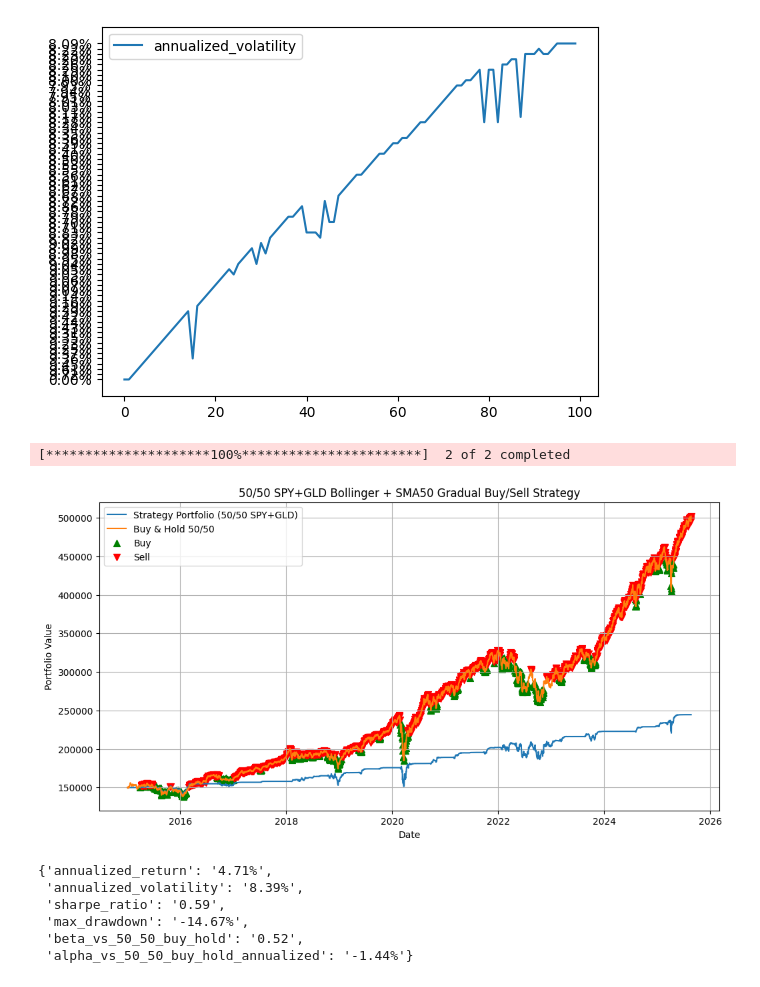
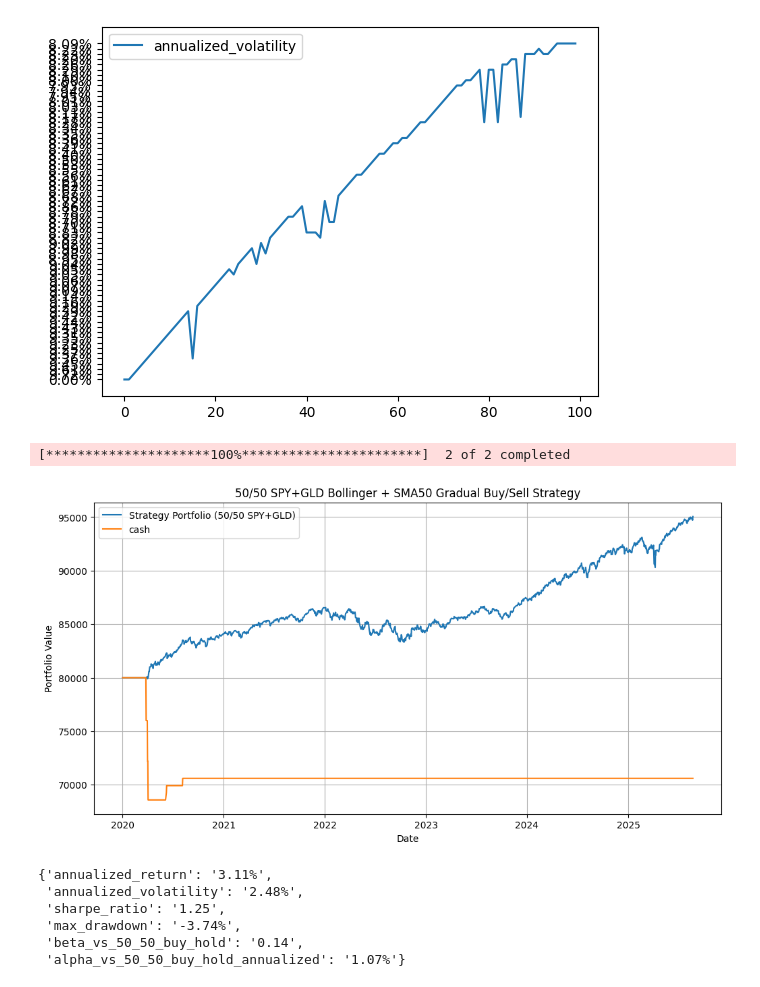
Before and after one commit to Omar-Elmofty/knowledge_compendium, a Jupyter notebook: playground/bollinger_band_strategy.ipynb, the cells around one changed output. Drawn from its saved outputs; the diff is of its cells as text; code cells hidden in the pictures.

```diff
--- a/playground/bollinger_band_strategy.ipynb
+++ b/playground/bollinger_band_strategy.ipynb
@@ -18,10 +18,8 @@ def evaluate_bb_strategy(
             initial_cash = 80_000,
             spy_weight=0.5,
             gld_weight=0.5,
-            plot=True
+            plot=True,
             ):
-
-
     # Compute 50/50 portfolio
     portfolio_price = 0.5*data['SPY'] + 0.5*data['GLD']
 
@@ -44,6 +42,7 @@ def evaluate_bb_strategy(
     # Lists to record buy/sell signals
     buy_signals = []
     sell_signals = []
+    cash_value = []
 
     # --------------------
     # Strategy loop
@@ -55,6 +54,7 @@ def evaluate_bb_strategy(
 
         if pd.isna(mid):
             port_value.append(cash + position*p)
+            cash_value.append(cash)
             continue
 
         # Gradual buy if below middle band
@@ -75,11 +75,14 @@ def evaluate_bb_strategy(
                 position -= shares_to_sell
                 sell_signals.append((date, p))
         port_value.append(cash + position*p)
+        cash_value.append(cash)
+
 
     # --------------------
     # Portfolio as Series
     # --------------------
     portfolio = pd.Series(port_value, index=portfolio_price.index)
+    cash_series = pd.Series(cash_value, index=portfolio_price.index)
 
     # --------------------
     # Plot
@@ -88,19 +91,19 @@ def evaluate_bb_strategy(
     if plot:
         plt.figure(figsize=(12,6))
         plt.plot(portfolio, label='Strategy Portfolio (50/50 SPY+GLD)')
-        plt.plot(portfolio_price/portfolio_price.iloc[0]*initial_cash, label='Buy & Hold 50/50')
+        # plt.plot(portfolio_price/portfolio_price.iloc[0]*initial_cash, label='Buy & Hold 50/50')
+        plt.plot(cash_series, label="cash")
+        # # Plot buy signals
+        # if buy_signals:
+        #     buy_dates, buy_prices = zip(*buy_signals)
+        #     plt.scatter(buy_dates, [initial_cash/portfolio_price.iloc[0]*p for p in buy_prices],
+        #                 marker='^', color='green', s=50, label='Buy')
 
-        # Plot buy signals
-        if buy_signals:
-            buy_dates, buy_prices = zip(*buy_signals)
-            plt.scatter(buy_dates, [initial_cash/portfolio_price.iloc[0]*p for p in buy_prices],
-                        marker='^', color='green', s=50, label='Buy')
-
-        # Plot sell signals
-        if sell_signals:
-            sell_dates, sell_prices = zip(*sell_signals)
-            plt.scatter(sell_dates, [initial_cash/portfolio_price.iloc[0]*p for p in sell_prices],
-                        marker='v', color='red', s=50, label='Sell')
+        # # Plot sell signals
+        # if sell_signals:
+        #     sell_dates, sell_prices = zip(*sell_signals)
+        #     plt.scatter(sell_dates, [initial_cash/portfolio_price.iloc[0]*p for p in sell_prices],
+        #                 marker='v', color='red', s=50, label='Sell')
 
         plt.title("50/50 SPY+GLD Bollinger + SMA50 Gradual Buy/Sell Strategy")
         plt.xlabel('Date')
@@ -227,32 +230,32 @@ plt.legend()
 # %%
 # def evaluate_bb_strategy(
 #             data,
 #             start = '2020-01-01',
 #             end   = '2025-01-01',
 #             sma_window = 50,
 #             bb_window = 20,
 #             bb_std = 2,
 #             buy_fraction = 0.1,
 #             sell_fraction = 0.1,
 #             initial_cash = 80_000,
 #             spy_weight=0.5,
 #             gld_weight=0.5
 #             ):
 tickers = ['SPY','GLD']
-start = "2015-01-01"
+start = "2020-01-01"
 end = '2025-08-23'
 
 data = yf.download(tickers, start=start, end=end)['Close'].ffill()
 
-evaluate_bb_strategy(data, bb_window=60, start=start,  end=end, initial_cash=150000)
+evaluate_bb_strategy(data, bb_window=60, start=start,  end=end, initial_cash=80000, sell_fraction=0.05, buy_fraction=0.05)
 # %% [output]
 [*********************100%***********************]  2 of 2 completed
-[figure, old version]
+[figure, new version]
-{'annualized_return': '4.71%',
- 'annualized_volatility': '8.39%',
- 'sharpe_ratio': '0.59',
- 'max_drawdown': '-14.67%',
- 'beta_vs_50_50_buy_hold': '0.52',
- 'alpha_vs_50_50_buy_hold_annualized': '-1.44%'}
+{'annualized_return': '3.11%',
+ 'annualized_volatility': '2.48%',
+ 'sharpe_ratio': '1.25',
+ 'max_drawdown': '-3.74%',
+ 'beta_vs_50_50_buy_hold': '0.14',
+ 'alpha_vs_50_50_buy_hold_annualized': '1.07%'}
 # %%
 fdsafd
```
